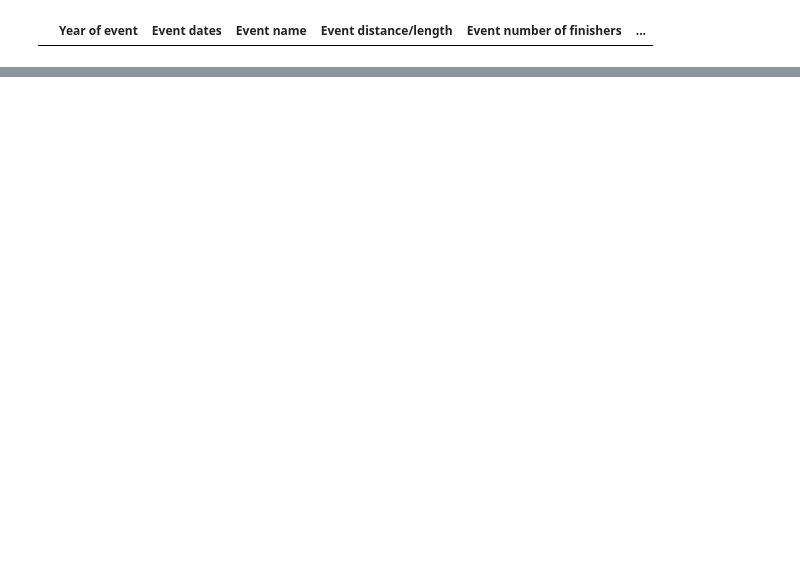
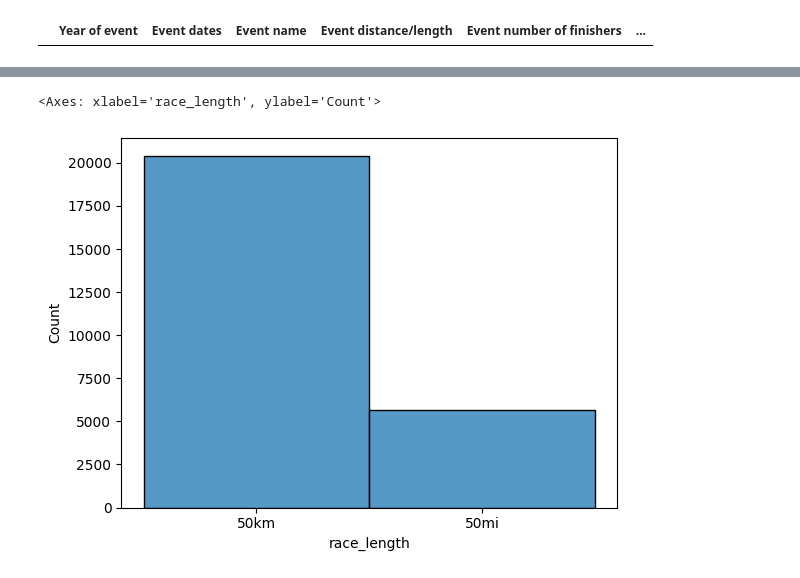
Before and after one commit to radoslav-slavov/UltraMarathon-pandas_project, a Jupyter notebook: ultramarathon.ipynb, the cells around one changed output, grey strips where cells are left out. Cells and saved outputs as stored; diff of their text form; code cells hidden in the pictures; blank space fills up the shorter version.

```diff
--- a/ultramarathon.ipynb
+++ b/ultramarathon.ipynb
@@ -334,6 +348,8 @@ df2.head()
 #reorder columns
 # %%
 df3 = df2[['race_day', 'race_name', 'race_length', 'race_number_of_finishers', 'athlete_id', 'athlete_gender', 'athlete_age', 'athlete_performance', 'athlete_average_speed']]
+# %%
+df3 = df3[df3['athlete_age'] < 100]
 # %%
 df3.head()
 # %% [output]
@@ -343,3 +359,8 @@ df3.head()
 | 2539947 | 02.02.2020 | West Seattle Beach Run - Winter E... | 50km | 20 | 64838 | M | 21 | ... |
 | 2539948 | 02.02.2020 | West Seattle Beach Run - Winter E... | 50km | 20 | 704450 | M | 37 | ... |
 | 2539949 | 02.02.2020 | West Seattle Beach Run - Winter E... | 50km | 20 | 810281 | M | 43 | ... |
+# %%
+sns.histplot(df3['race_length'])
+# %% [output]
+<Axes: xlabel='race_length', ylabel='Count'>
+[figure, added]
```
Also changed, not shown: parts of 16 cells of this notebook, 1 other file.
